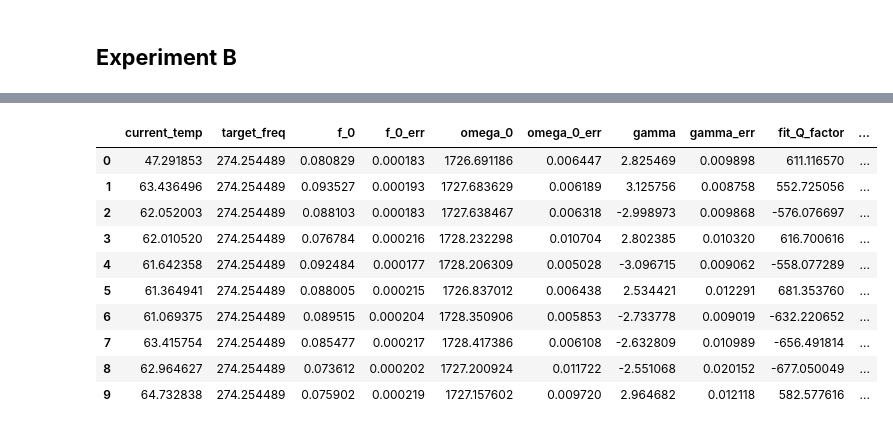
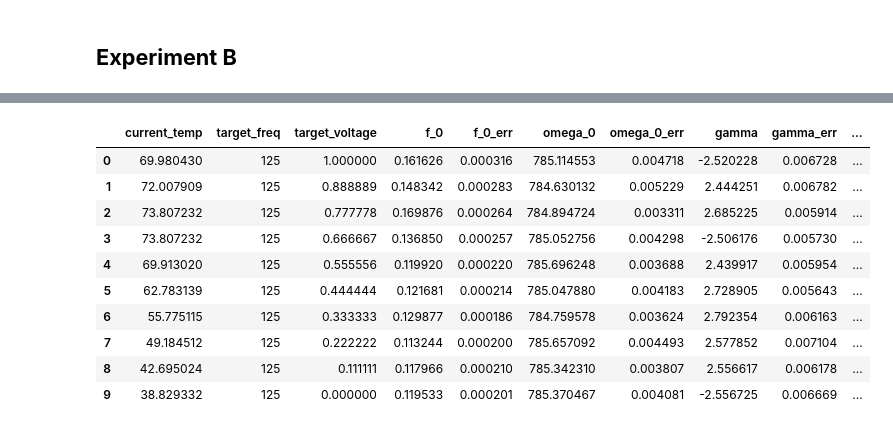
Before and after one commit to Just-Neptun/FP, a Jupyter notebook: F75 Computers and Data/Data_Analysis/analysis_B.ipynb, the cells around one changed output, grey strips where cells are left out. Saved outputs shown, nothing was run; the diff lists cells and outputs as text; code cells hidden in the pictures.

```diff
--- a/F75 Computers and Data/Data_Analysis/analysis_B.ipynb
+++ b/F75 Computers and Data/Data_Analysis/analysis_B.ipynb
@@ -18,18 +19,30 @@ lowest_harmonic = 274.25448868690813
 # %%
+# locs = [
+#     "temp0_data_0708_212553.txt",
+#     "temp1_data_0708_230411.txt",
+#     "temp2_data_0709_002229.txt",
+#     "temp3_data_0709_014047.txt",
+#     "temp4_data_0709_025905.txt",
+#     "temp5_data_0709_041723.txt",
+#     "temp6_data_0709_053541.txt",
+#     "temp8_data_0709_081217.txt",
+#     "temp7_data_0709_065359.txt",
+#     "temp9_data_0709_093035.txt",
+# ]
+# path = "Data/Night Measurement/Experiment_B/"
+# locs = [path + loc for loc in locs]
 locs = [
-    "temp0_data_0708_212553.txt",
-    "temp1_data_0708_230411.txt",
-    "temp2_data_0709_002229.txt",
-    "temp3_data_0709_014047.txt",
-    "temp4_data_0709_025905.txt",
-    "temp5_data_0709_041723.txt",
-    "temp6_data_0709_053541.txt",
-    "temp8_data_0709_081217.txt",
-    "temp7_data_0709_065359.txt",
-    "temp9_data_0709_093035.txt",
+    "./Data/Night Measurement 3/voltage0_data_0713_135004.txt",
+    "./Data/Night Measurement 3/voltage1_data_0713_152824.txt",
+    "./Data/Night Measurement 3/voltage2_data_0713_164642.txt",
+    "./Data/Night Measurement 3/voltage3_data_0713_181141.txt",
+    "./Data/Night Measurement 3/voltage4_data_0713_192958.txt",
+    "./Data/Night Measurement 3/voltage5_data_0713_204816.txt",
+    "./Data/Night Measurement 3/voltage6_data_0713_220634.txt",
+    "./Data/Night Measurement 3/voltage7_data_0713_232452.txt",
+    "./Data/Night Measurement 3/voltage8_data_0714_004310.txt",
+    "./Data/Night Measurement 3/voltage9_data_0714_020809.txt",
 ]
-path = "Data/Night Measurement/Experiment_B/"
-locs = [path + loc for loc in locs]
 
 fitparam_results: list[dict] = []
 
@@ -43,9 +56,10 @@ for i, loc in enumerate(locs):
     for ax in axs:
         plotting.vertical_line(ax, lowest_harmonic, label=r"Theoretical $\nu_0$")
 
-    # result_dict = {"current_temp": metadata["current_temp"], 'target_freq': lowest_harmonic, "target_voltage": metadata["target_voltage"]}
-    result_dict = {"current_temp": metadata["current_temp"], 'target_freq': lowest_harmonic}
-    result_dict = result_dict | lorentz.do_fit(axs[0], data["freq"], data["A"], data["A_err"])
+    result_dict = {"current_temp": metadata["current_temp"], 'target_freq': lowest_harmonic, "target_voltage": metadata["target_voltage"]}
+    # result_dict = {"current_temp": metadata["current_temp"], 'target_freq': lowest_harmonic}
+    min_idx, max_idx = (20, -20)
+    result_dict = result_dict | lorentz.do_fit(axs[0], data["freq"][min_idx:max_idx], data["A"][min_idx:max_idx], data["A_err"][min_idx:max_idx])
     fitparam_results.append(result_dict)
 
     axs[0].legend()
@@ -67,19 +81,20 @@ for i, loc in enumerate(locs):
 ... (8 outputs left out)
 # %%
+expB_df = pd.DataFrame(fitparam_results)
 df = pd.DataFrame(fitparam_results)
 df.pop('params_list')
 df.pop('params_err_list')
 
 display(df)
 # %% [output]
-|  | current_temp | target_freq | f_0 | f_0_err | omega_0 | omega_0_err | gamma | gamma_err | fit_Q_factor | ... |
-| 0 | 47.291853 | 274.254489 | 0.080829 | 0.000183 | 1726.691186 | 0.006447 | 2.825469 | 0.009898 | 611.116570 | ... |
-| 1 | 63.436496 | 274.254489 | 0.093527 | 0.000193 | 1727.683629 | 0.006189 | 3.125756 | 0.008758 | 552.725056 | ... |
-| 2 | 62.052003 | 274.254489 | 0.088103 | 0.000183 | 1727.638467 | 0.006318 | -2.998973 | 0.009868 | -576.076697 | ... |
-| 3 | 62.010520 | 274.254489 | 0.076784 | 0.000216 | 1728.232298 | 0.010704 | 2.802385 | 0.010320 | 616.700616 | ... |
-| 4 | 61.642358 | 274.254489 | 0.092484 | 0.000177 | 1728.206309 | 0.005028 | -3.096715 | 0.009062 | -558.077289 | ... |
-| 5 | 61.364941 | 274.254489 | 0.088005 | 0.000215 | 1726.837012 | 0.006438 | 2.534421 | 0.012291 | 681.353760 | ... |
-| 6 | 61.069375 | 274.254489 | 0.089515 | 0.000204 | 1728.350906 | 0.005853 | -2.733778 | 0.009019 | -632.220652 | ... |
-| 7 | 63.415754 | 274.254489 | 0.085477 | 0.000217 | 1728.417386 | 0.006108 | -2.632809 | 0.010989 | -656.491814 | ... |
-| 8 | 62.964627 | 274.254489 | 0.073612 | 0.000202 | 1727.200924 | 0.011722 | -2.551068 | 0.020152 | -677.050049 | ... |
-| 9 | 64.732838 | 274.254489 | 0.075902 | 0.000219 | 1727.157602 | 0.009720 | 2.964682 | 0.012118 | 582.577616 | ... |
+|  | current_temp | target_freq | target_voltage | f_0 | f_0_err | omega_0 | omega_0_err | gamma | gamma_err | ... |
+| 0 | 69.980430 | 125 | 1.000000 | 0.161626 | 0.000316 | 785.114553 | 0.004718 | -2.520228 | 0.006728 | ... |
+| 1 | 72.007909 | 125 | 0.888889 | 0.148342 | 0.000283 | 784.630132 | 0.005229 | 2.444251 | 0.006782 | ... |
+| 2 | 73.807232 | 125 | 0.777778 | 0.169876 | 0.000264 | 784.894724 | 0.003311 | 2.685225 | 0.005914 | ... |
+| 3 | 73.807232 | 125 | 0.666667 | 0.136850 | 0.000257 | 785.052756 | 0.004298 | -2.506176 | 0.005730 | ... |
+| 4 | 69.913020 | 125 | 0.555556 | 0.119920 | 0.000220 | 785.696248 | 0.003688 | 2.439917 | 0.005954 | ... |
+| 5 | 62.783139 | 125 | 0.444444 | 0.121681 | 0.000214 | 785.047880 | 0.004183 | 2.728905 | 0.005643 | ... |
+| 6 | 55.775115 | 125 | 0.333333 | 0.129877 | 0.000186 | 784.759578 | 0.003624 | 2.792354 | 0.006163 | ... |
+| 7 | 49.184512 | 125 | 0.222222 | 0.113244 | 0.000200 | 785.657092 | 0.004493 | 2.577852 | 0.007104 | ... |
+| 8 | 42.695024 | 125 | 0.111111 | 0.117966 | 0.000210 | 785.342310 | 0.003807 | 2.556617 | 0.006178 | ... |
+| 9 | 38.829332 | 125 | 0.000000 | 0.119533 | 0.000201 | 785.370467 | 0.004081 | -2.556725 | 0.006669 | ... |
```
Also changed, not shown: parts of 9 cells of this notebook.
